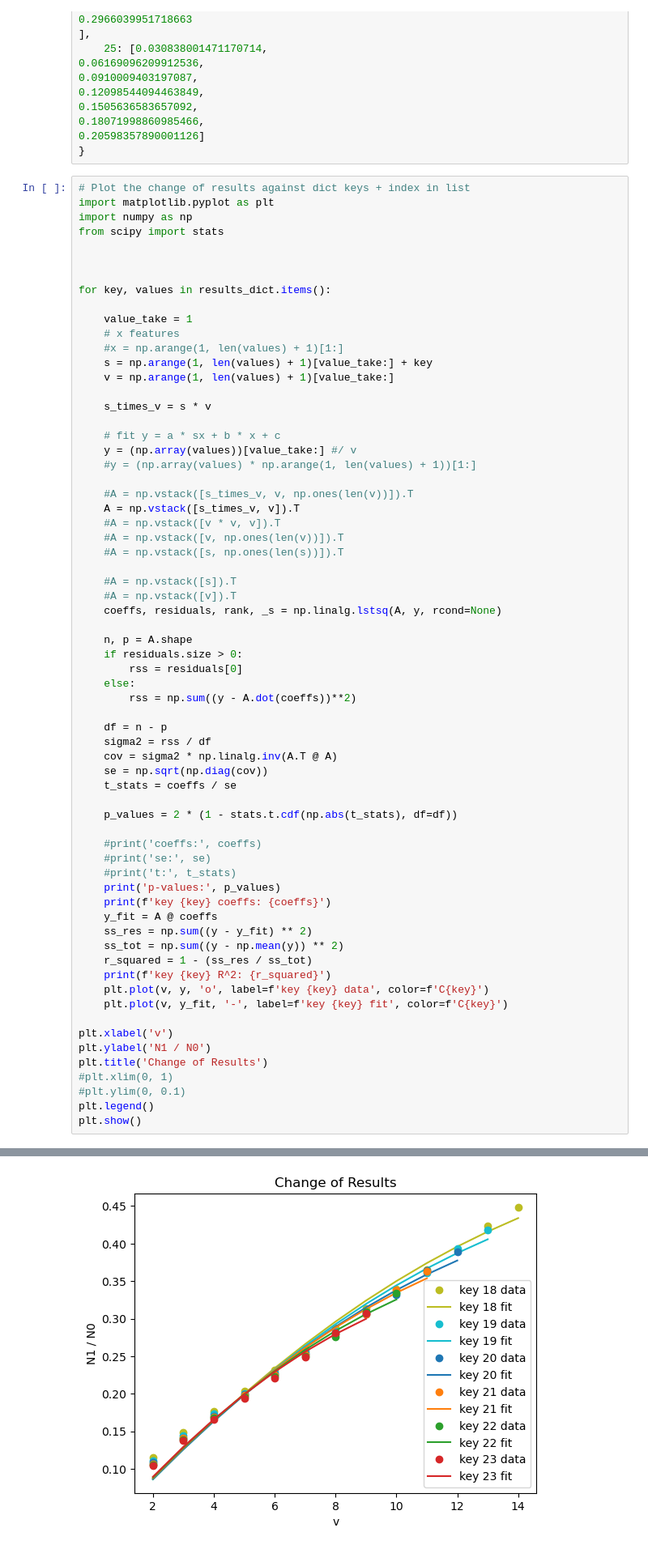
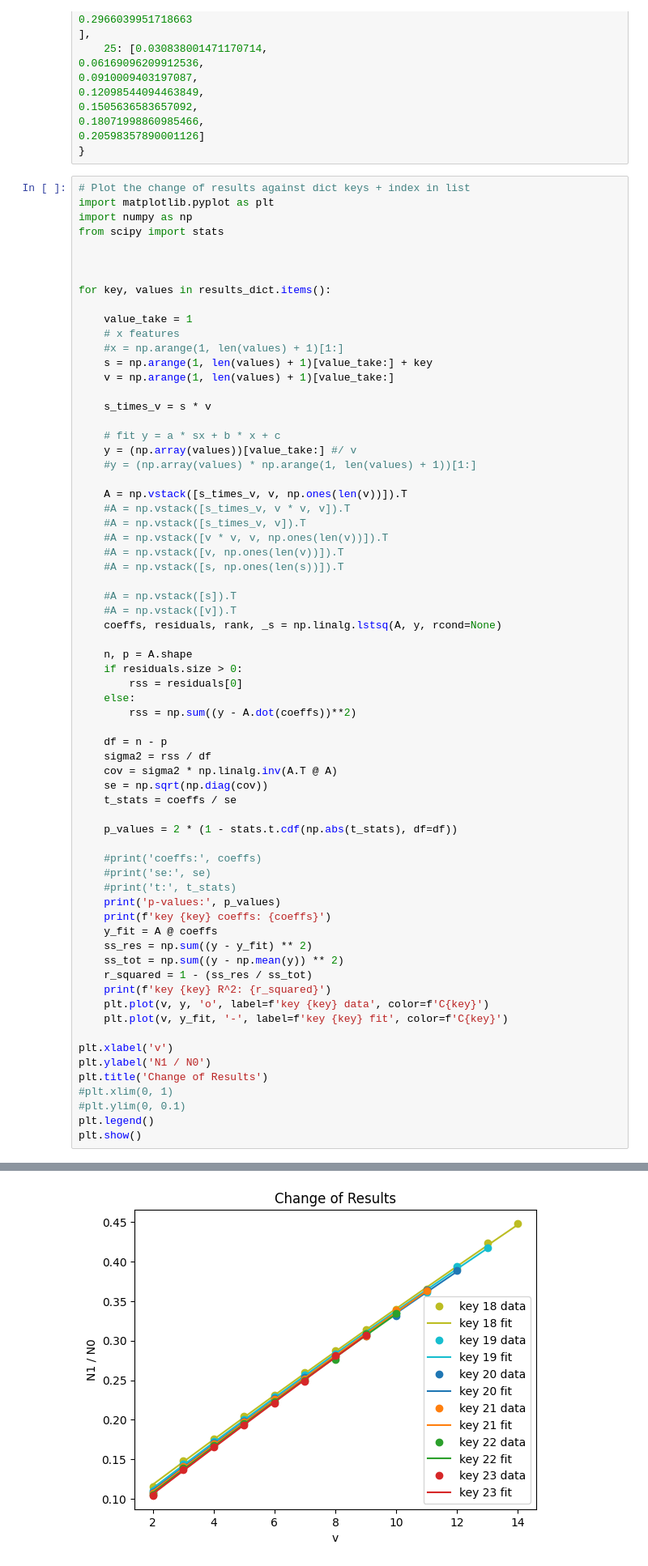
Before and after one commit to GZHoffie/skiver-test, a Jupyter notebook: experiments/parameter_dependence/plot_results.ipynb, the cells around one changed output, grey strips where cells are left out. Shown at 81% size. Cells and saved outputs as stored; diff of their text form.

```diff
--- a/experiments/parameter_dependence/plot_results.ipynb
+++ b/experiments/parameter_dependence/plot_results.ipynb
@@ -246,9 +246,10 @@ for key, values in results_dict.items():
     y = (np.array(values))[value_take:] #/ v
     #y = (np.array(values) * np.arange(1, len(values) + 1))[1:]
 
-    #A = np.vstack([s_times_v, v, np.ones(len(v))]).T
-    A = np.vstack([s_times_v, v]).T
-    #A = np.vstack([v * v, v]).T
+    A = np.vstack([s_times_v, v, np.ones(len(v))]).T
+    #A = np.vstack([s_times_v, v * v, v]).T
+    #A = np.vstack([s_times_v, v]).T
+    #A = np.vstack([v * v, v, np.ones(len(v))]).T
     #A = np.vstack([v, np.ones(len(v))]).T
     #A = np.vstack([s, np.ones(len(s))]).T
 
@@ -312,4 +313,4 @@ key 23 R^2: 0.9856794918092671
-[figure, old version]
+[figure, new version]
 # %%
 # Plot the change of results against dict keys + index in list
 import matplotlib.pyplot as plt
```
Also changed, not shown: parts of 5 cells of this notebook.
